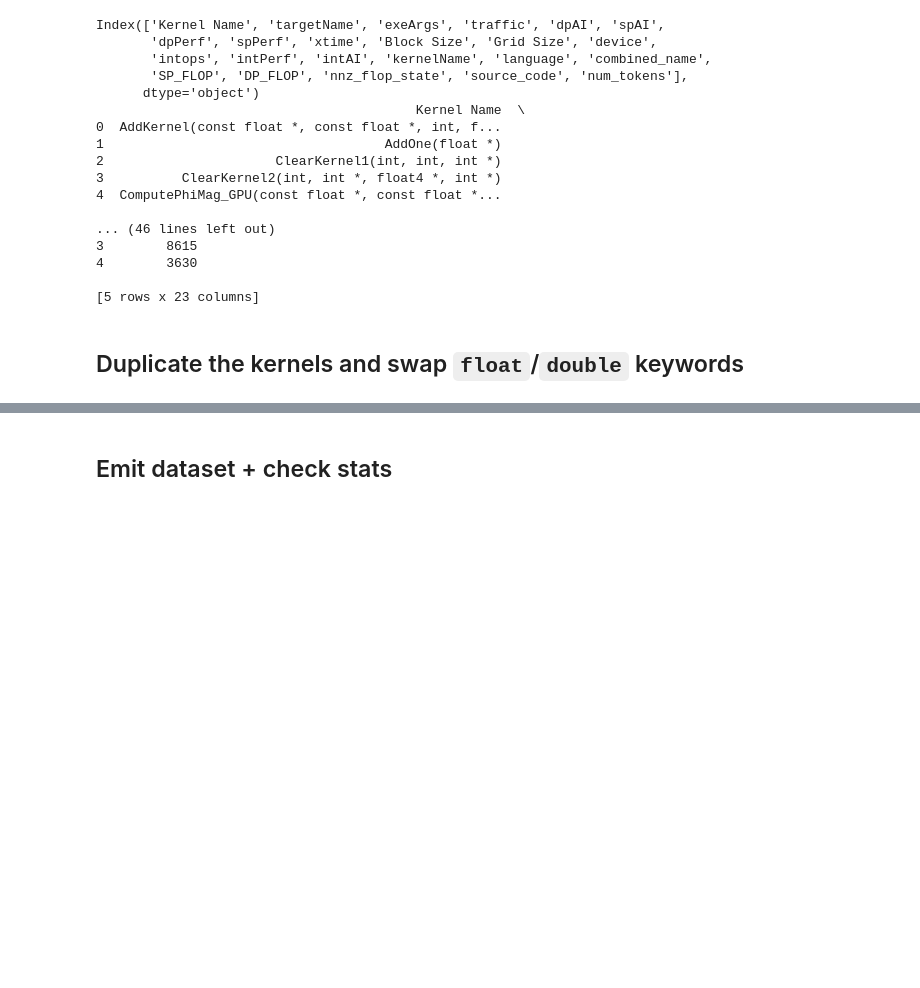
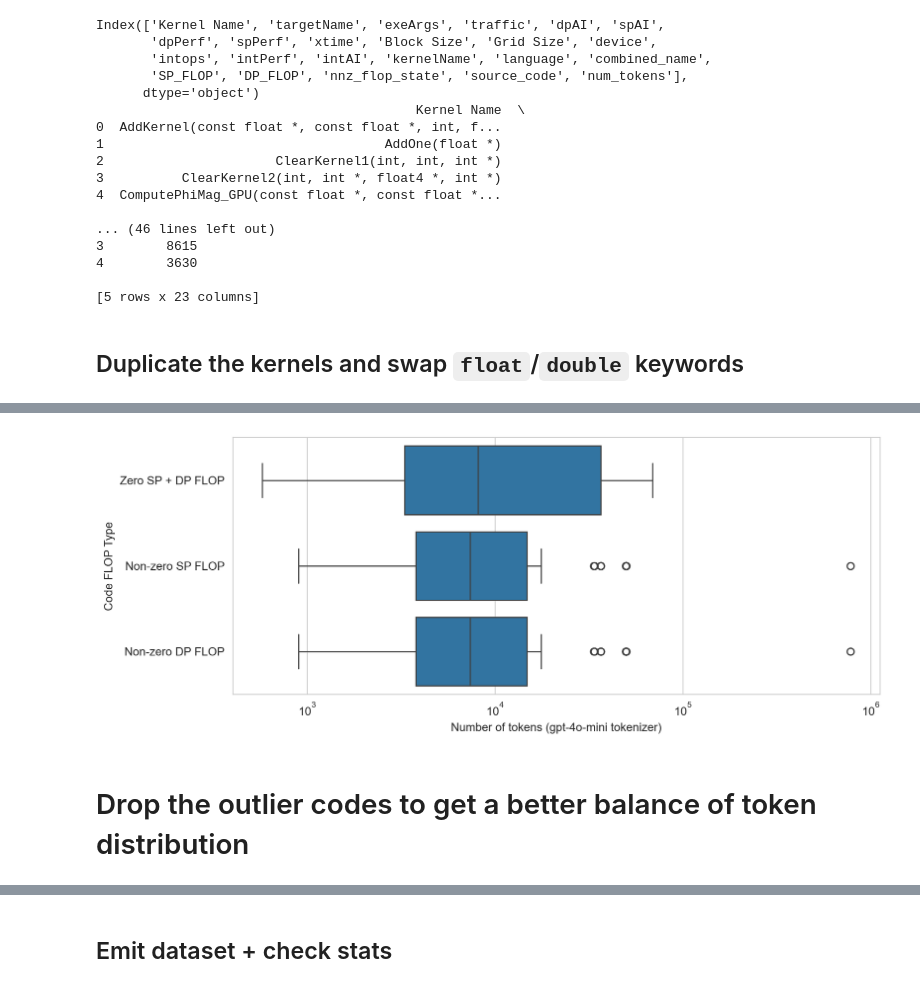
Before and after one commit to Scientific-Computing-Lab/gpuFLOPBench, a Jupyter notebook: qdecomp-langgraph-studio/kernel-survey/dataset-gen/manual-classification/create_dataset_to_query.ipynb, the cells around one changed output, grey strips where cells are left out. Saved outputs shown, nothing was run; the diff lists cells and outputs as text; code cells hidden in the pictures; blank space fills up the shorter version.

```diff
--- a/qdecomp-langgraph-studio/kernel-survey/dataset-gen/manual-classification/create_dataset_to_query.ipynb
+++ b/qdecomp-langgraph-studio/kernel-survey/dataset-gen/manual-classification/create_dataset_to_query.ipynb
@@ -772,29 +721,0 @@ with open(file_path, 'r') as file:
-# %%
-src_df = pd.DataFrame()
-enc = tiktoken.encoding_for_model("gpt-4o-mini")
-
-for target in tqdm(src_data, desc='Counting tokens'):
-    basename = target['basename']
-    kernelNames = target['kernelNames']
-    for kern in kernelNames:
-        statsDict = {'target':[basename], 'kernelName': [kern]}
-        kernCtx = target['kernels'][kern]
-
-        #sassKeys = list(target['sass'].keys())
-        #kernSASS = ''
-        #for key in sassKeys:
-        #    if kern in key:
-        #        kernSASS = target['sass'][key]
-        #        break
-
-        #print(kernCtx)
-        encoded = enc.encode(kernCtx)
-        statsDict['numTokens'] = [len(encoded)]
-
-        #encoded = enc.encode(kernSASS)
-        #statsDict['numTokensSASS'] = [len(encoded)]
-
-        statsDict['source_code'] = [kernCtx]
-
-        kernDF = pd.DataFrame.from_dict(statsDict).astype({'target': str, 'kernelName': str, 'numTokens': int, 'source_code': str})
-        src_df = pd.concat([src_df, kernDF], ignore_index=True)
@@ -826,0 +792,20 @@ Index(['target', 'kernelName', 'numTokens', 'source_code', 'combined_name'], dty
+# %%
+# check the distribution of tokens
+
+def plot_token_distribution(df):
+    fig, ax = plt.subplots(1, 1, figsize=(10, 4), dpi=200)
+
+    sns.boxplot(data=df, x='num_tokens', y='nnz_flop_state', order=['Zero SP + DP FLOP', 'Non-zero SP FLOP', 'Non-zero DP FLOP'], ax=ax)
+
+
+    ax.set_xscale('log')
+    ax.set_xlabel('Number of tokens (gpt-4o-mini tokenizer)')
+    ax.set_ylabel('Code FLOP Type')
+
+    plt.show()
+# %%
+plot_token_distribution(merged_df)
+# %% [output]
+[figure, added]
+# %% [markdown]
+# Drop the outlier codes to get a better balance of token distribution
```
Also changed, not shown: parts of 36 cells of this notebook, 3 other files.
